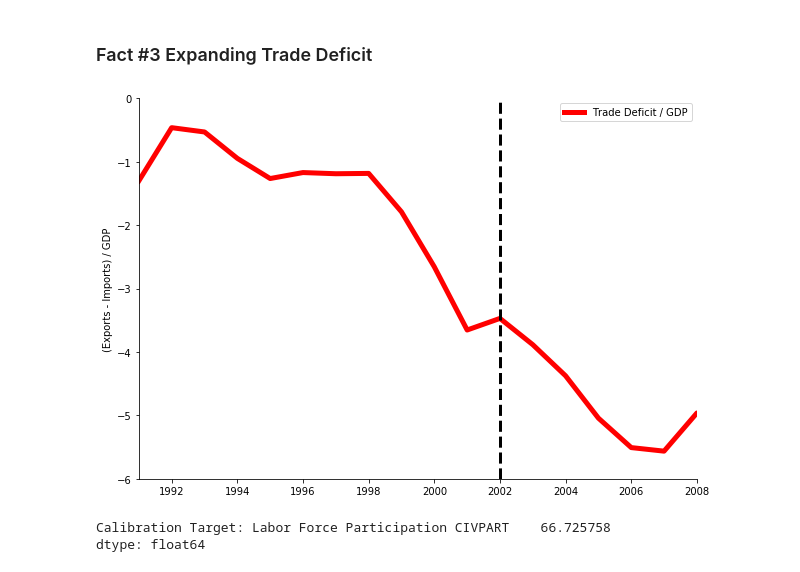
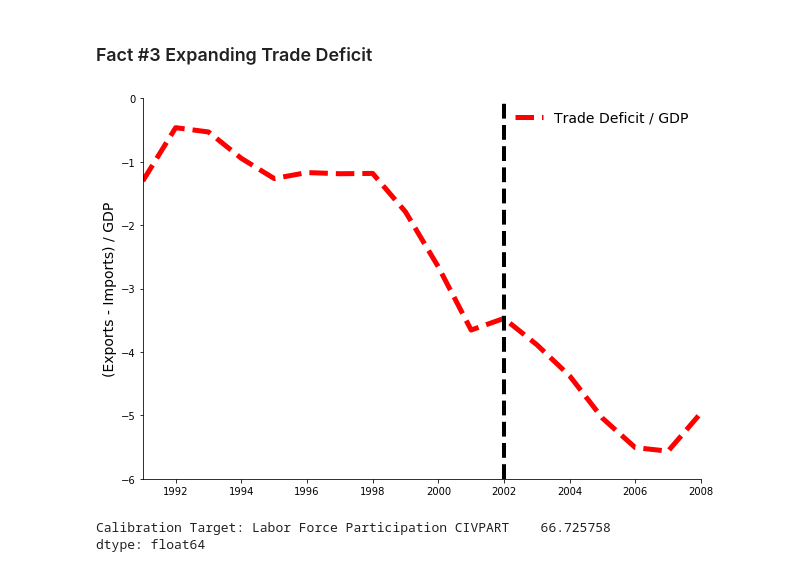
Before and after one commit to mwaugh0328/ADH_replication, a Jupyter notebook: adh_data.ipynb, the cells around one changed output. Saved outputs shown, nothing was run; the diff lists cells and outputs as text; code cells hidden in the pictures.

```diff
--- a/adh_data.ipynb
+++ b/adh_data.ipynb
@@ -187,34 +187,35 @@ plt.show()
 # %%
 trade["trade_deficit"] = 100*(fred["EXPGS"] - fred["IMPGS"]).resample("Y", convention= 'end').sum()
 
 trade["trade_deficit"] = trade["trade_deficit"]/trade["GDP"]
 
 fig, ax = plt.subplots(figsize = (10,7))
 
 ax.plot(trade.trade_deficit, color = "red", lw = 5,
-        label = "Trade Deficit / GDP")
+        label = "Trade Deficit / GDP", ls = "--")
 
 ax.set_xlim("1991-01-01", "2008-01-01")
 ax.set_ylim(-6, 0)
 
 ax.spines["top"].set_visible(False)
 ax.spines["right"].set_visible(False)
 
-ax.set_ylabel("(Exports - Imports) / GDP")
+ax.set_ylabel("(Exports - Imports) / GDP", fontsize = 14)
 
-plt.legend()
+ax.legend(loc="upper right", fontsize = 14, frameon=False)
+
 
 ax.axvline(x= "2002-01-01",           # Set the value equall to the average
            color='k',       # make the color red
            label='China WTO Accesion', # this is the label (shows up in the legend)
            linestyle='--',   # the line style
-           linewidth=3)     # thickness of the line
+           linewidth=4)     # thickness of the line
 
-plt.savefig("us_trade_deficit.pdf", bbox_inches = "tight", dip = 1200)
+plt.savefig(fig_path + "\\us_trade_deficit.pdf", bbox_inches = "tight", dip = 3600)
 
 plt.show()
 # %% [output]
-[figure, old version]
+[figure, new version]
 # %%
 codes = ["CIVPART"]
 # nomial gdp, imports, imports from china, constant maturity 1 year rate, cip (no energy or food)
```
Also changed, not shown: parts of 17 cells of this notebook.
